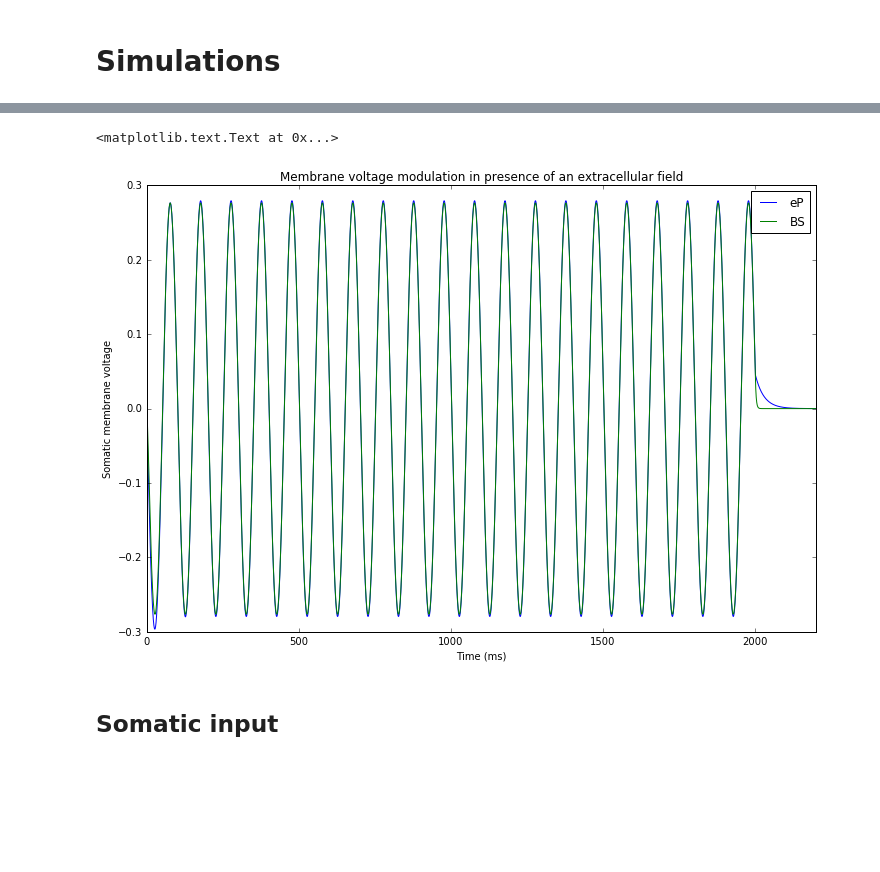
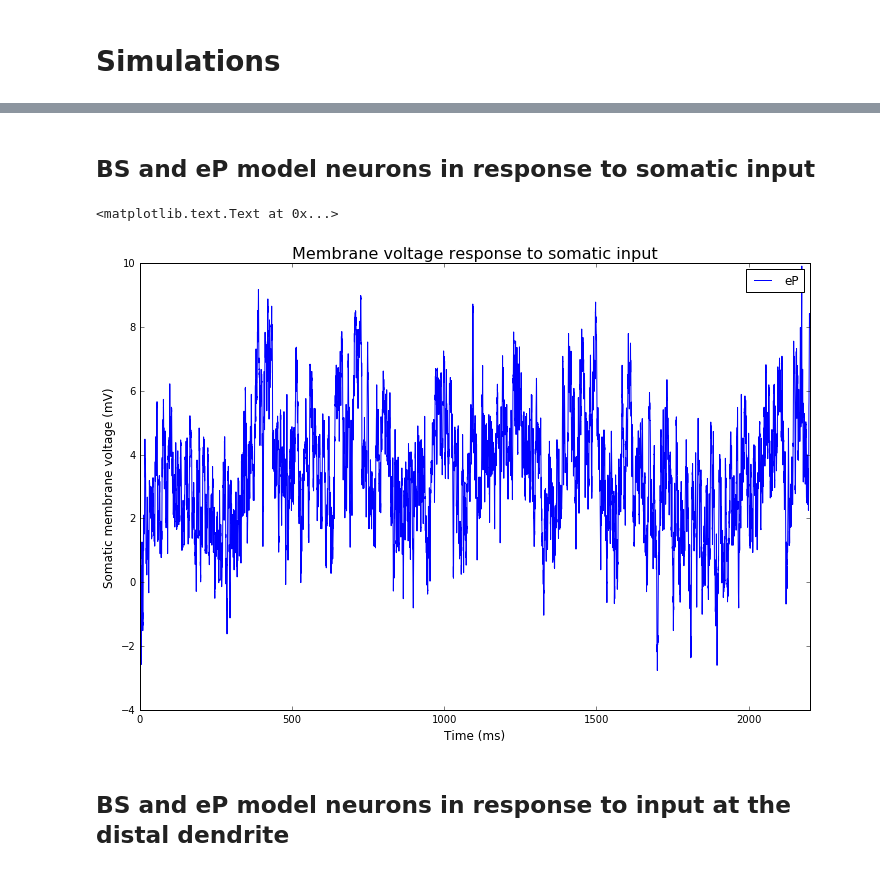
Before and after one commit to nigroup/IF_extension, a Jupyter notebook: run_BS_and_eP_models.ipynb, the cells around one changed output, grey strips where cells are left out. Cells and saved outputs as stored; diff of their text form; code cells hidden in the pictures; blank space fills up the shorter version.

Commit message:
refined documentation, adjusted notebook such that example simulations run properly also without NEURON (such that inputs are as indicated in titles)

```diff
--- a/run_BS_and_eP_models.ipynb
+++ b/run_BS_and_eP_models.ipynb
@@ -50,14 +50,14 @@ In this section the extended point (eP) neuron model is run alone, i.e. without
 @numba.njit
 def generateOUNoise(t_s,Tau_OU_s, stdOU):
     '''
-    This function generate an Ornstein-Uhlenbeck noise realization
+    This function generates an Ornstein-Uhlenbeck process realization
 
     Parameters:
-        :param t_s:         Time samples for the OU noise
+        :param t_s:         Time samples for the OU process
         :param Tau_OU_s:    OU process time constant
         :param stdOU:       OU process standard deviation
 
-    :returns OUNoise:       OU noise realization.
+    :returns OUNoise:       OU process realization
     '''
     OUNoise = np.zeros_like(t_s)
 
@@ -217,9 +215,9 @@ if isNEURONInstalled:
 def runBSModel(duration=duration,
                OUNoise_soma_mean=OUNoise_soma_mean, OUNoise_soma_std=OUNoise_soma_std,
                OUNoise_dend_mean=OUNoise_dend_mean, OUNoise_dend_std=OUNoise_dend_std,
-              E_freq = E_freq, E_amp = E_amp, E_n= E_n):
+               E_freq = E_freq, E_amp = E_amp, E_n= E_n):
     '''
-    Run the BS model for a given parameters and returns the voltage traces as well as the input currents
+    Runs the BS model for a given set of parameters and returns the voltage as well as the input current time series
 
     Parameters:
         :param duration:            Simulation duration (ms)
@@ -228,14 +226,14 @@ def runBSModel(duration=duration,
         :param OUNoise_dend_mean:   Mean input at the dendritic end (nA)
         :param OUNoise_dend_std:    Standard deviation of the OU input at the dendritic end (nA)
         :param E_freq:              Applied extracellular field frequency (Hz)
-        :param E_amp:               Applied extracellular amplitude ( V/m )
+        :param E_amp:               Applied extracellular field amplitude (V/m)
         :param E_n:                 Number of cycles the extracellular field is applied
 
-    :returns:           t,V_BS, OUNoise_soma, OUNoise_dend
+    :returns:           t, V_BS, OUNoise_soma, OUNoise_dend
         t               Time samples (ms)
-        V_BS            Somatic membrane potential of the BS neuron (mV)
-        OUNoise_soma    Somatic input current (nA)
-        OUNoise_dend    Dendritic end input current (nA)
+        V_BS            Somatic membrane voltage of the BS neuron (mV)
+        OUNoise_soma    Input current at the soma (nA)
+        OUNoise_dend    Input current at the distal dendrite (nA)
     '''
     # Init the input current
     h.OUNoiseStim.mean        = OUNoise_soma_mean
@@ -252,7 +250,7 @@ def runBSModel(duration=duration,
     h.fsin.n    = E_n
 
 
-    # Reinit the voltage potential to the resting value
+    # Reinit the membrane voltage to the resting value
     for sec in h.allsec():
         for seg in sec.allseg():
             seg.v = V0
@@ -263,7 +261,7 @@ def runBSModel(duration=duration,
     neuron.run(duration)
 
 
-    # Read the variable time traces
+    # Read the time traces
     t               = h.tVec.as_numpy().copy()
     V_BS            = h.v0Vec.as_numpy().copy()
     OUNoise_soma    = h.OUNoiseVec.as_numpy().copy()
@@ -278,4 +276,7 @@ def runBSModel(duration=duration,
 if isNEURONInstalled:
     _ = runBSModel(OUNoise_dend_std=0, OUNoise_soma_std=0, OUNoise_dend_mean=0, OUNoise_soma_mean=0)
     t, V_BS, OUNoise_soma, OUNoise_dend = _
+else:
+    OUNoise_soma = 0.0*t
+    OUNoise_dend = 0.0*t
 # %%
@@ -289,0 +305,9 @@ t_eP, V_eP, E_eP = eP.runSim(dt=t[1]*1e-3,duration=duration*1e-3,E_onset=E_onset
+# %% [markdown]
+## BS and eP model neurons in response to somatic input
+# %%
+if isNEURONInstalled:
+    _ = runBSModel(OUNoise_dend_std=0, OUNoise_dend_mean=0 , E_amp=0)
+    t, V_BS, OUNoise_soma, OUNoise_dend = _
+else:
+    OUNoise_soma = generateOUNoise(t*1e-3,0.5e-3,OUNoise_soma_std) + OUNoise_soma_mean
+    OUNoise_dend = 0.0*t
@@ -290,17 +323,17 @@ t_eP, V_eP, E_eP = eP.runSim(dt=t[1]*1e-3,duration=duration*1e-3,E_onset=E_onset
 # %%
 plt.figure(figsize=(12.,8.))
 plt.plot(t_eP*1e3,V_eP*1e3,label='eP')
 if isNEURONInstalled:
     plt.plot(t,V_BS,label='BS')
-    plt.legend()
-plt.ylabel('Somatic membrane voltage')
-plt.xlabel('Time (ms)')
+plt.legend()
+plt.ylabel('Somatic membrane voltage (mV)', fontsize=12)
+plt.xlabel('Time (ms)', fontsize=12)
 plt.xlim([0,2200])
-plt.title('Membrane voltage modulation in presence of an extracellular field')
+plt.title('Membrane voltage response to somatic input', fontsize=16)
 # %% [output]
 <matplotlib.text.Text at 0x...>
-[figure, old version]
+[figure, new version]
-# %% [markdown]
-## Somatic input
+# %% [markdown]
+## BS and eP model neurons in response to input at the distal dendrite
 # %%
 if isNEURONInstalled:
```
Also changed, not shown: parts of 32 cells of this notebook, 5 other files.
